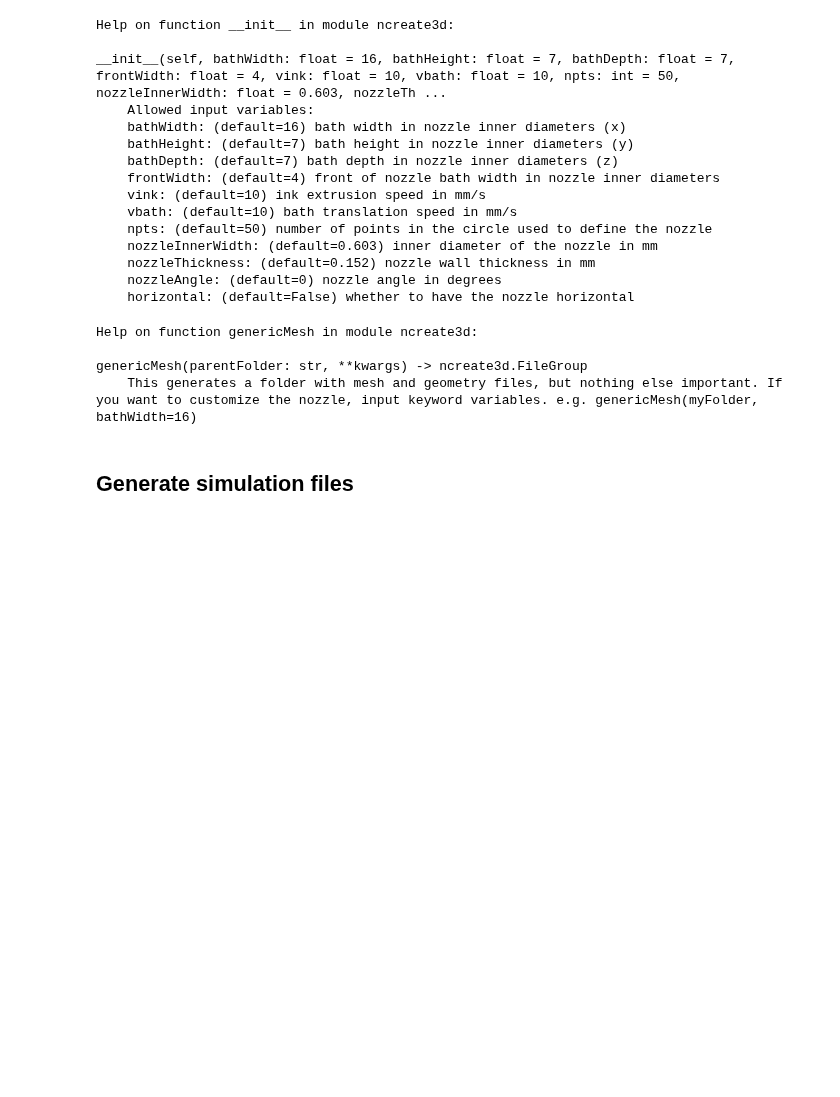
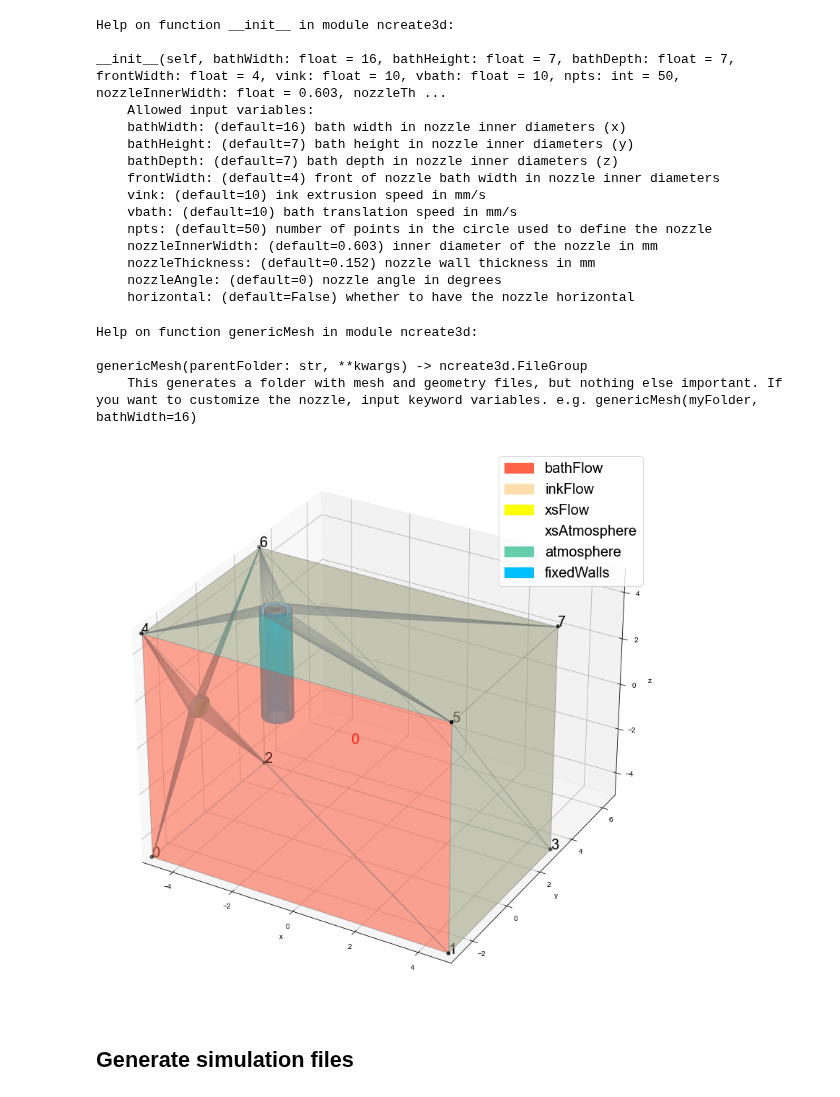
Before and after one commit to usnistgov/openfoamEmbedded3DP, a Jupyter notebook: jupyter_notebooks/noz3dscript.ipynb, the cells around one changed output. Cells and saved outputs as stored; diff of their text form; code cells hidden in the pictures; blank space fills up the shorter version.

```diff
--- a/jupyter_notebooks/noz3dscript.ipynb
+++ b/jupyter_notebooks/noz3dscript.ipynb
@@ -43,6 +43,16 @@ fg.plot.savefig(os.path.join(cfg.path.fig, 'yieldingsweep','plots', 'LapRDTall',
 # %%
 fg = nc.genericMesh(os.path.join(cfg.path.c, 'conical'), npts=50, bathDepth=16, bathHeight=10, nozzleAngle=10) # generate mesh files
 fg.plot.savefig(os.path.join(cfg.path.fig, 'conicalNozzle', 'plots', 'nozzleDiagram.svg')) # export the diagram of the nozzle
+# %%
+rhoi = '1000'; rhos = '1000'; sigma = '0.04' # sigma 0 or '0.04'
+mi = 'Newtonian'; ms = 'Newtonian'
+nui = '0.001'; nus = '0.001' # Newt
+ref = pg.extractSim(mi,ms,rhoi,rhos,sigma,nui=nui,nus=nus)
+rf = os.path.join(r'\\cfs2e.nist.gov\642\NIST_Projects\Additive Manufacturing and Rheology\OpenFOAM\simulations\viscositysweep\newtnewtsweep',ref)
+fg = nc.genericMesh(cfg.path.c, npts=50, bathDepth=16, bathHeight=10, adjacent='y', distance=0.875, reffolder=rf) # generate mesh files
+fg.plot.savefig(os.path.join(cfg.path.fig, 'adjacent', 'nozzleDiagramAdj.svg')) # export the diagram of the nozzle
+# %% [output]
+[figure, added]
 # %%
 fg = nc.genericMesh(os.path.join(cfg.path.c, 'nonozzle')) # generate mesh files
 # %% [markdown]
```
Also changed, not shown: parts of 6 cells of this notebook, 7 other files.
